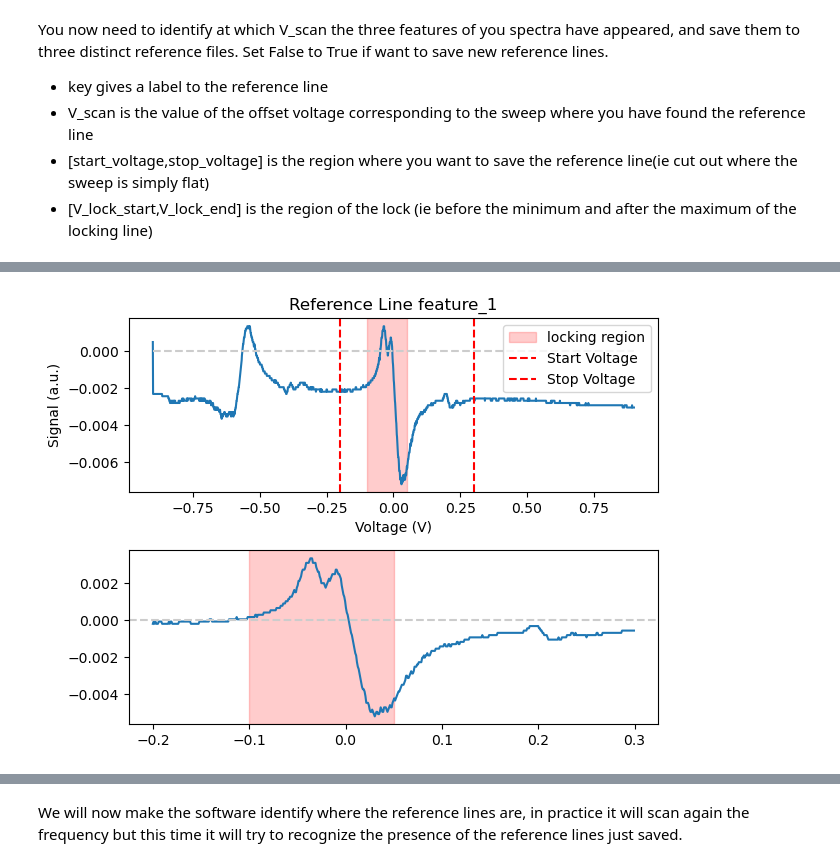
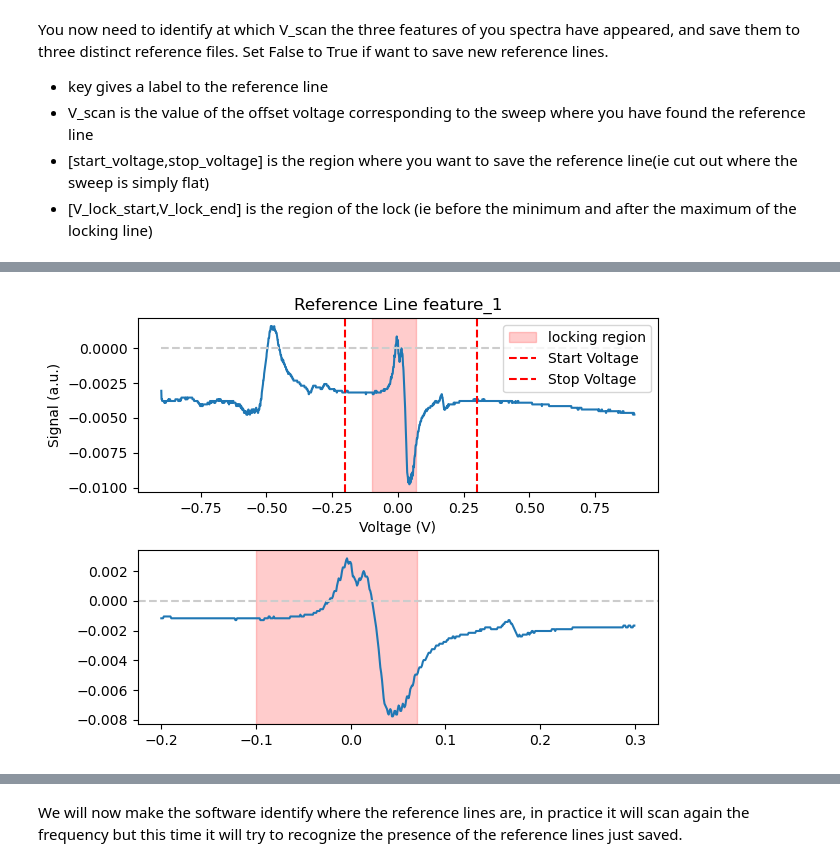
Before and after one commit to jack00look/RP_Spectroscopy, a Jupyter notebook: Notebook_Serafini.ipynb, the cells around one changed output, grey strips where cells are left out. Cells and saved outputs as stored; diff of their text form; code cells hidden in the pictures.

```diff
--- a/Notebook_Serafini.ipynb
+++ b/Notebook_Serafini.ipynb
@@ -94,5 +94,5 @@ Set False to True if want to save new reference lines.
 if True:
     #RP_controller.reset_reference_lines()
     # replace the key and V_scan with the appropriate values for your features
-    RP_controller.save_reference_line(key = 'feature_1', V_scan = .911, start_voltage=-0.2, stop_voltage=0.3, V_lock_start = -0.1, V_lock_end = 0.05, offset=0.002)
+    RP_controller.save_reference_line(key = 'feature_1', V_scan = .955, start_voltage=-0.2, stop_voltage=0.3, V_lock_start = -0.1, V_lock_end = 0.07, offset=0.002)
 # %% [output]
@@ -102 +102 @@ if True:
-[figure, old version]
+[figure, new version]
```
Also changed, not shown: parts of 7 cells of this notebook, 45 other files.
